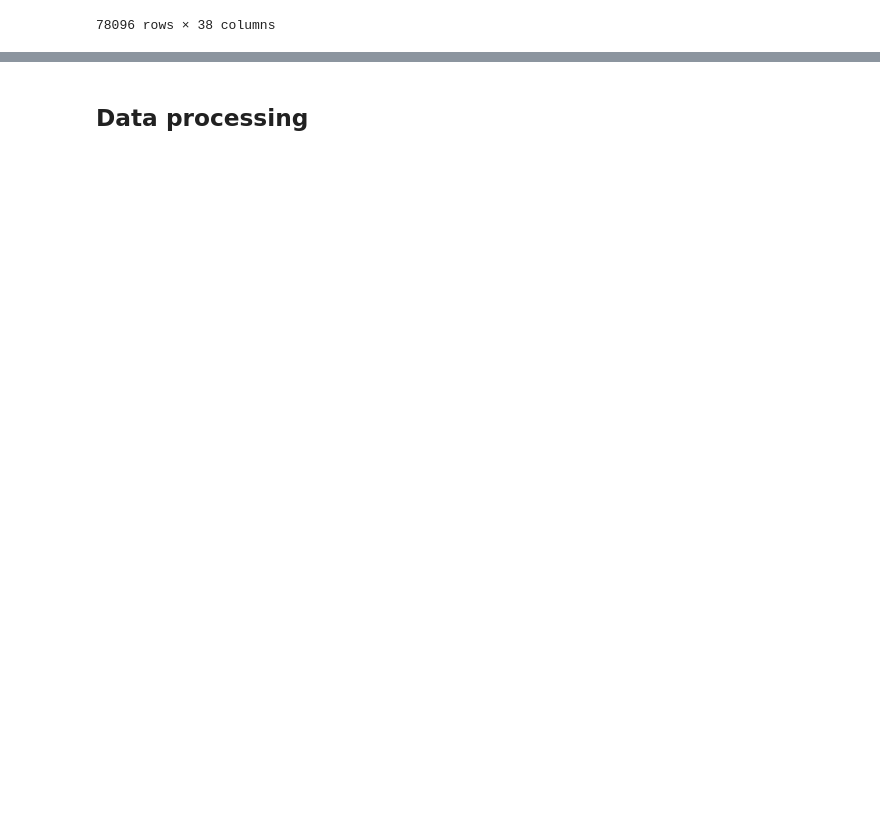
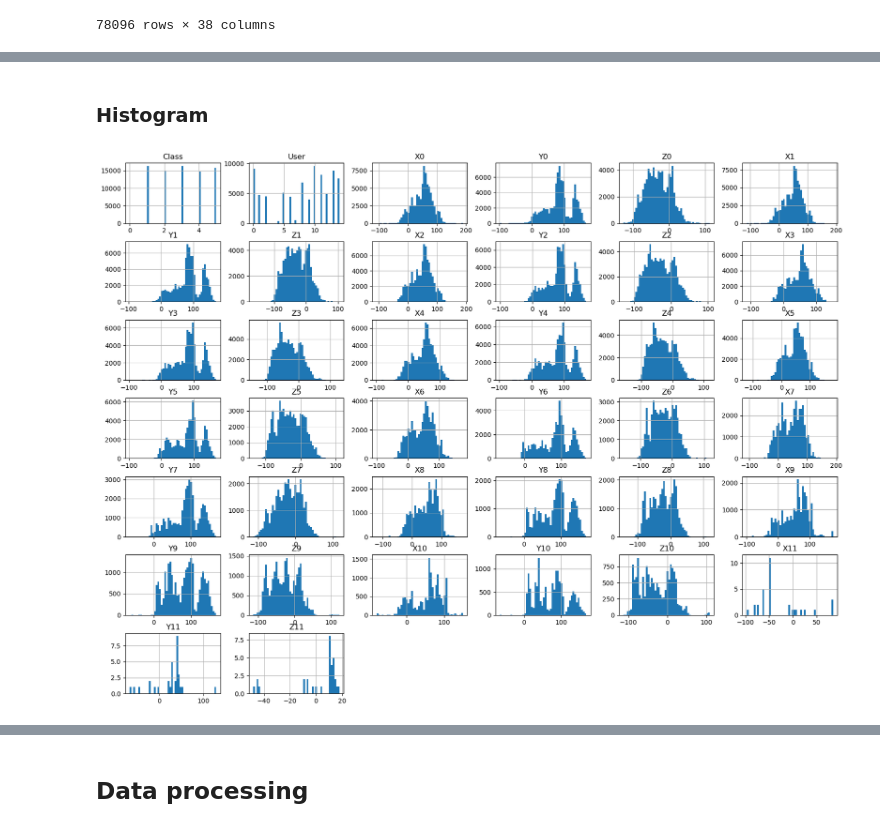
Before and after one commit to bodeborder/fcul-machine-learning, a Jupyter notebook: 2 trabalho/AA_2nd_HomeAssignment_G33.ipynb, the cells around one changed output, grey strips where cells are left out. Saved outputs shown, nothing was run; the diff lists cells and outputs as text; code cells hidden in the pictures; blank space fills up the shorter version.

```diff
--- a/2 trabalho/AA_2nd_HomeAssignment_G33.ipynb
+++ b/2 trabalho/AA_2nd_HomeAssignment_G33.ipynb
@@ -58,0 +118,7 @@ df
+# %% [markdown]
+### Histogram
+# %%
+df.hist(bins=50, figsize=(20,15))
+plt.show()
+# %% [output]
+[figure, added]
```
Also changed, not shown: parts of 17 cells of this notebook.
